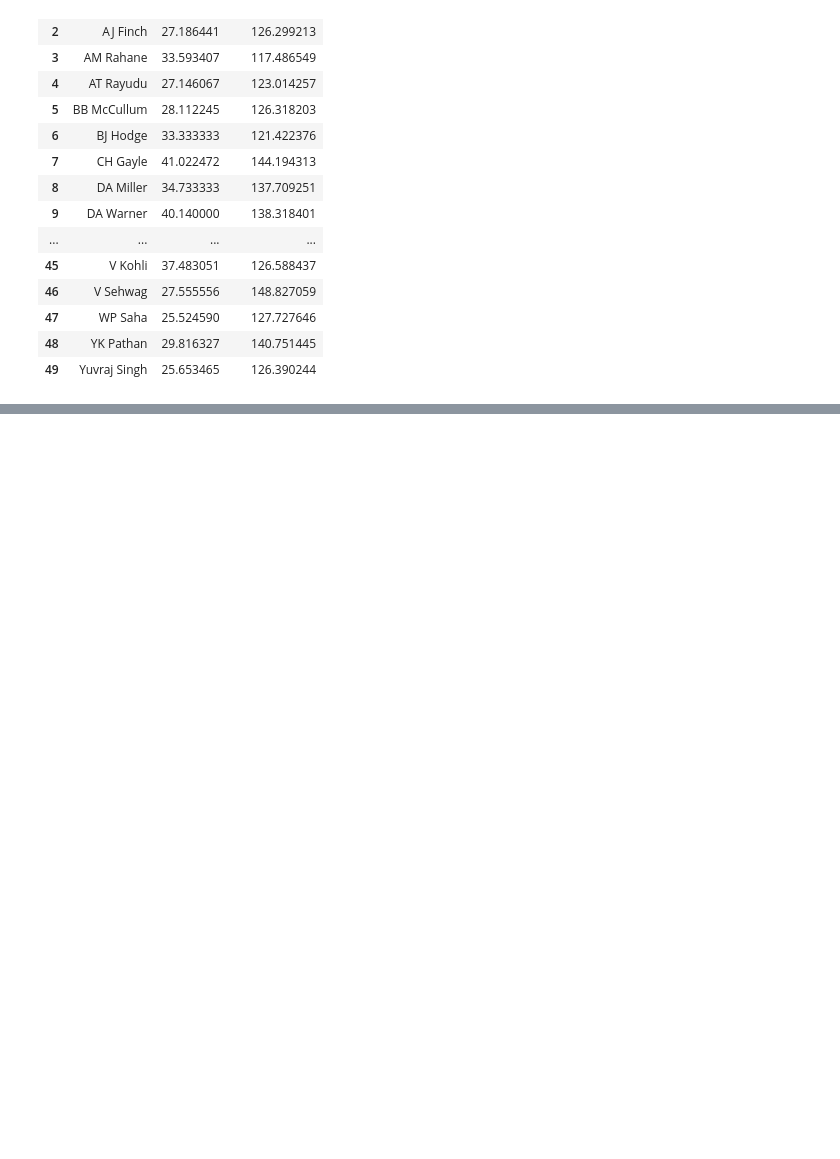
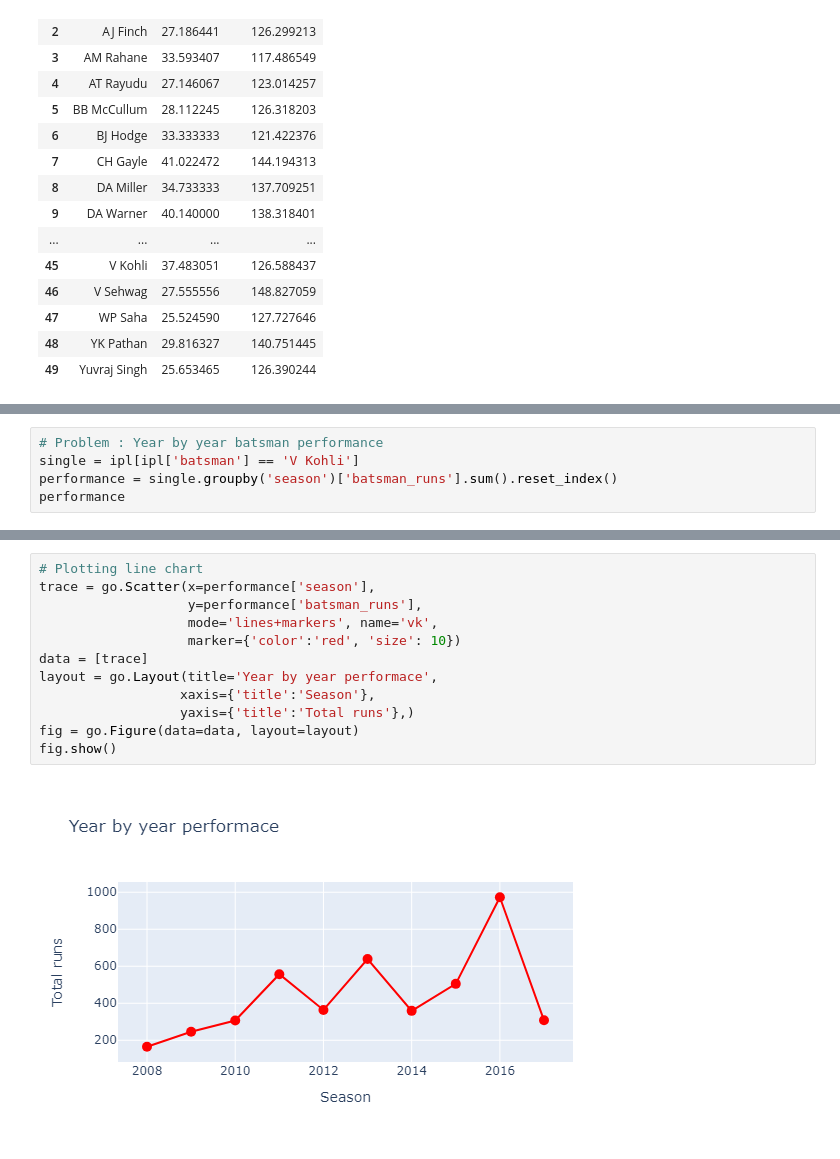
Before and after one commit to akashpagi/PLOTLY-GRAPHING-LIBRARY-FOR-DATA-SCIENCE, a Jupyter notebook: SESSION 24.2 - PLOTLY GRAPH OBJECT.ipynb, the cells around one changed output, grey strips where cells are left out. Cells and saved outputs as stored; diff of their text form; blank space fills up the shorter version.

Commit message:
[Line Charts , Multiple Line Charts using for loop]

```diff
--- a/SESSION 24.2 - PLOTLY GRAPH OBJECT.ipynb
+++ b/SESSION 24.2 - PLOTLY GRAPH OBJECT.ipynb
@@ -177,0 +183,5 @@ fig.show()
+# %%
+# Problem : Year by year batsman performance
+single = ipl[ipl['batsman'] == 'V Kohli']
+performance = single.groupby('season')['batsman_runs'].sum().reset_index()
+performance
@@ -177,0 +200,14 @@ fig.show()
+# %%
+# Plotting line chart
+trace = go.Scatter(x=performance['season'],
+                   y=performance['batsman_runs'],
+                   mode='lines+markers', name='vk',
+                   marker={'color':'red', 'size': 10})
+data = [trace]
+layout = go.Layout(title='Year by year performace',
+                  xaxis={'title':'Season'},
+                  yaxis={'title':'Total runs'},)
+fig = go.Figure(data=data, layout=layout)
+fig.show()
+# %% [output]
+[figure, added]
```
Also changed, not shown: parts of 6 cells of this notebook.
